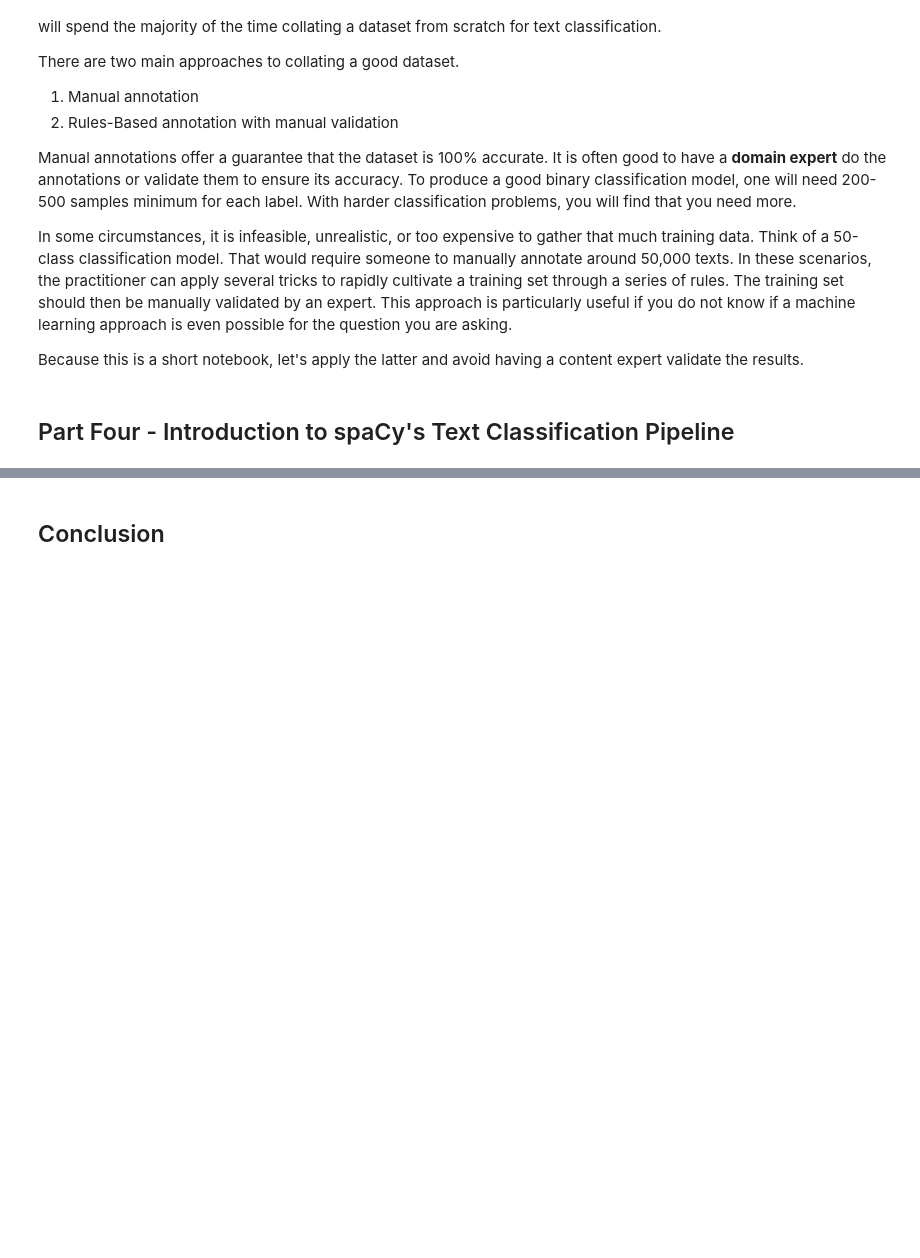
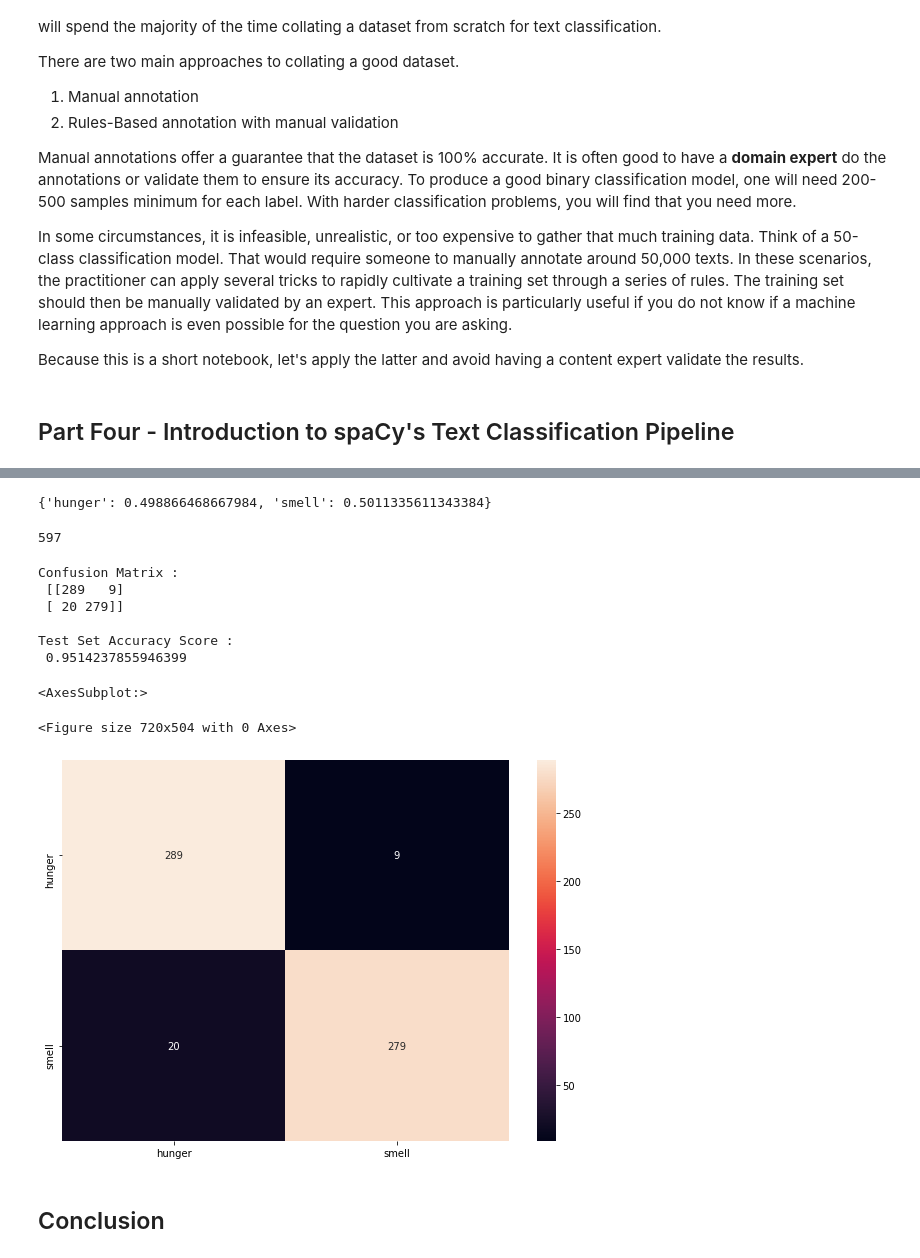
Before and after one commit to wjbmattingly/intro-to-ml, a Jupyter notebook: intro_to_ml_03.ipynb, the cells around one changed output, grey strips where cells are left out. Cells and saved outputs as stored; diff of their text form; code cells hidden in the pictures; blank space fills up the shorter version.

```diff
--- a/intro_to_ml_03.ipynb
+++ b/intro_to_ml_03.ipynb
@@ -71,0 +198,25 @@ import spacy
+# %%
+doc = trained_classifier(sample_text[0])
+# %% [output]
+{'hunger': 0.498866468667984, 'smell': 0.5011335611343384}
+# %%
+hunger_testing = hunger[101:]
+smell_testing  = smell[101:]
+combined_testing = hunger_testing+smell_testing
+# %%
+actual = []
+predicted = []
+for example in combined_testing:
+    if example[1] == 1:
+        actual.append("hunger")
+    else:
+        actual.append("smell")
+    doc = trained_classifier(example[0])
+    if doc.cats["hunger"] >.5:
+        predicted.append("hunger")
+    else:
+        predicted.append("smell")
+# %%
+print (len(predicted))
+# %% [output]
+597
@@ -71,0 +227,11 @@ import spacy
+# %%
+cm = confusion_matrix(actual,predicted)
+print(f'Confusion Matrix :\n {cm}\n')
+print(f'Test Set Accuracy Score :\n {accuracy_score(actual,predicted)}\n')
+# %% [output]
+Confusion Matrix :
+ [[289   9]
+ [ 20 279]]
+
+Test Set Accuracy Score :
+ 0.9514237855946399
@@ -72,3 +242,13 @@ import spacy
+# %%
+plt.figure(figsize = (10,7))
+df_cm = pd.DataFrame(cm, index = ["hunger", "smell"],
+                  columns = ["hunger", "smell"])
+plt.figure(figsize = (10,7))
+sn.heatmap(df_cm, annot=True, fmt="d")
+# %% [output]
+<AxesSubplot:>
+<Figure size 720x504 with 0 Axes>
+[figure, added]
 # %% [markdown]
 ## Conclusion
 # %% [markdown]
```
Also changed, not shown: parts of 16 cells of this notebook, 29 other files.
